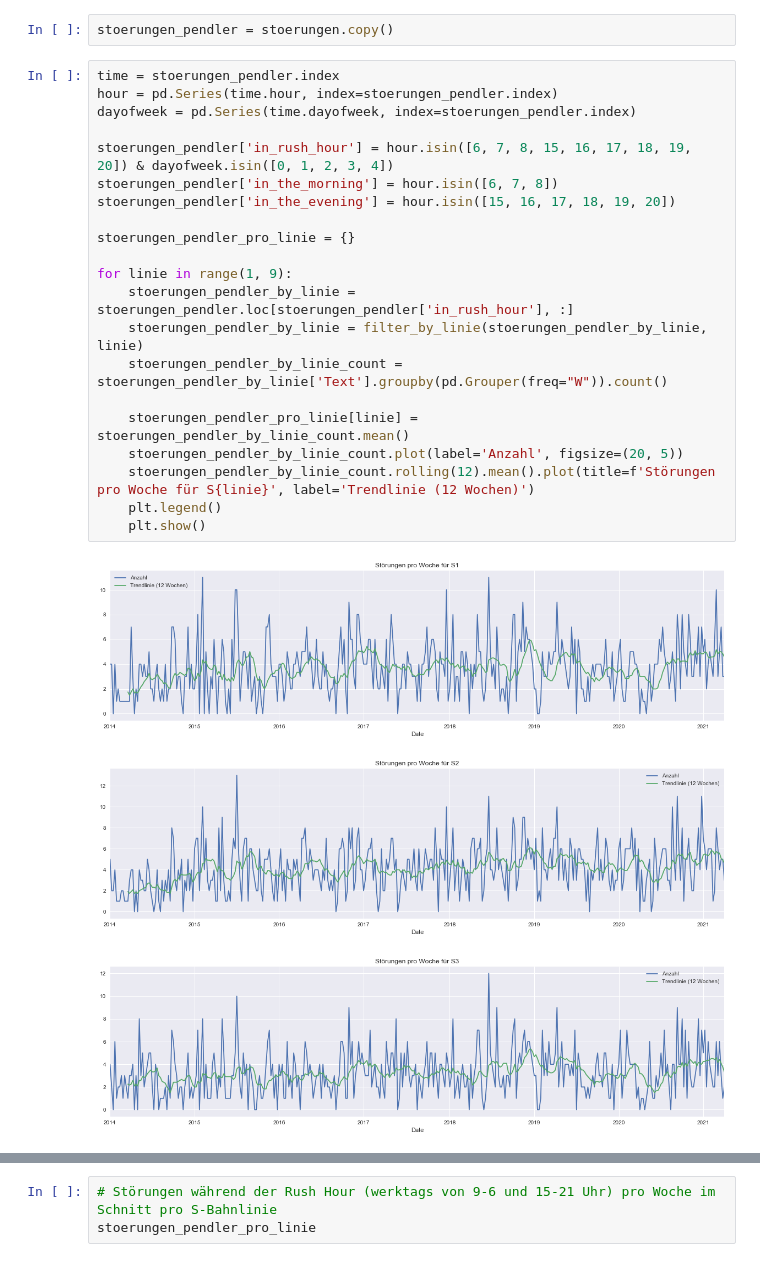
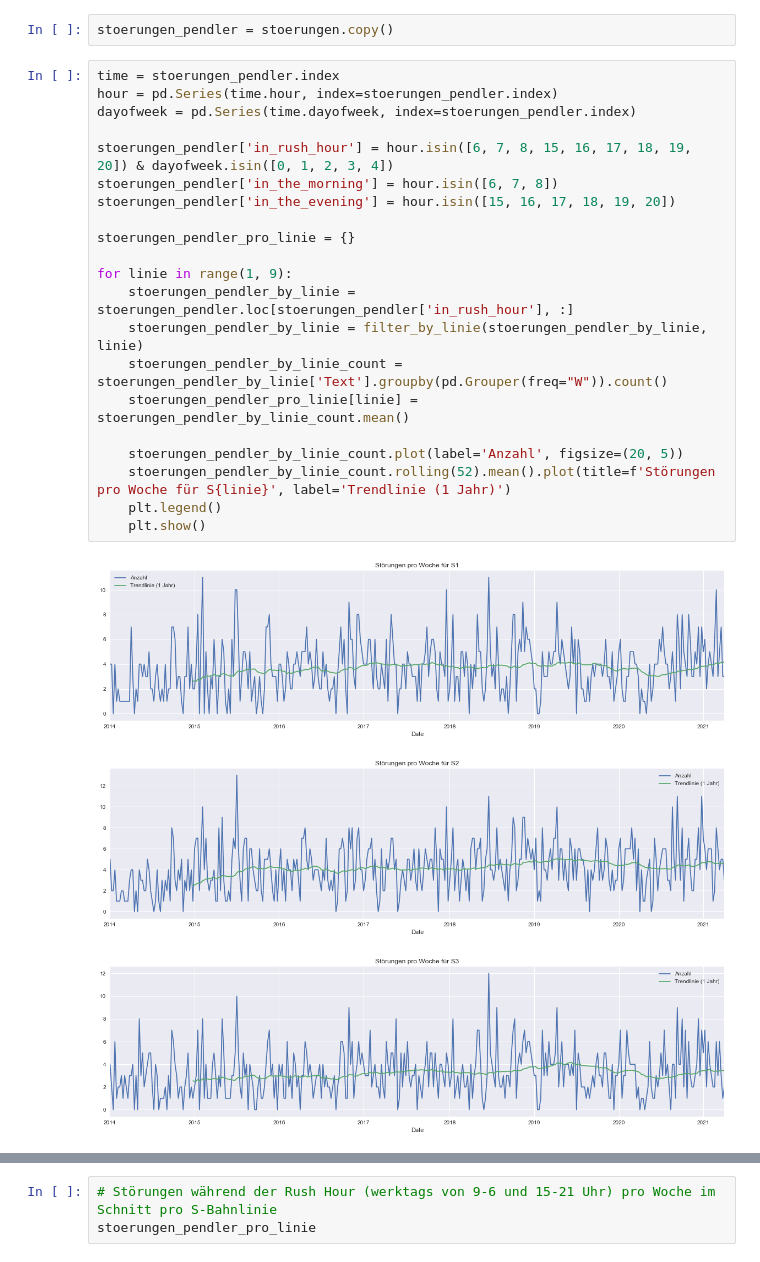
Before and after one commit to kummerer94/sbahn-stoerungen, a Jupyter notebook: analysis.ipynb, the cells around one changed output, grey strips where cells are left out. Cells and saved outputs as stored; diff of their text form.

Commit message:
Update trend in rush hour plot

```diff
--- a/analysis.ipynb
+++ b/analysis.ipynb
@@ -774,25 +774,25 @@ stoerungen_pendler = stoerungen.copy()
 # %%
 time = stoerungen_pendler.index
 hour = pd.Series(time.hour, index=stoerungen_pendler.index)
 dayofweek = pd.Series(time.dayofweek, index=stoerungen_pendler.index)
 
 stoerungen_pendler['in_rush_hour'] = hour.isin([6, 7, 8, 15, 16, 17, 18, 19, 20]) & dayofweek.isin([0, 1, 2, 3, 4])
 stoerungen_pendler['in_the_morning'] = hour.isin([6, 7, 8])
 stoerungen_pendler['in_the_evening'] = hour.isin([15, 16, 17, 18, 19, 20])
 
 stoerungen_pendler_pro_linie = {}
 
 for linie in range(1, 9):
     stoerungen_pendler_by_linie = stoerungen_pendler.loc[stoerungen_pendler['in_rush_hour'], :]
     stoerungen_pendler_by_linie = filter_by_linie(stoerungen_pendler_by_linie, linie)
     stoerungen_pendler_by_linie_count = stoerungen_pendler_by_linie['Text'].groupby(pd.Grouper(freq="W")).count()
+    stoerungen_pendler_pro_linie[linie] = stoerungen_pendler_by_linie_count.mean()
 
-    stoerungen_pendler_pro_linie[linie] = stoerungen_pendler_by_linie_count.mean()
     stoerungen_pendler_by_linie_count.plot(label='Anzahl', figsize=(20, 5))
-    stoerungen_pendler_by_linie_count.rolling(12).mean().plot(title=f'Störungen pro Woche für S{linie}', label='Trendlinie (12 Wochen)')
+    stoerungen_pendler_by_linie_count.rolling(52).mean().plot(title=f'Störungen pro Woche für S{linie}', label='Trendlinie (1 Jahr)')
     plt.legend()
     plt.show()
 # %% [output]
-[figure, old version]
+[figure, new version]
-[figure, old version]
+[figure, new version]
-[figure, old version]
+[figure, new version]
```
Also changed, not shown: parts of 1 cell of this notebook.
